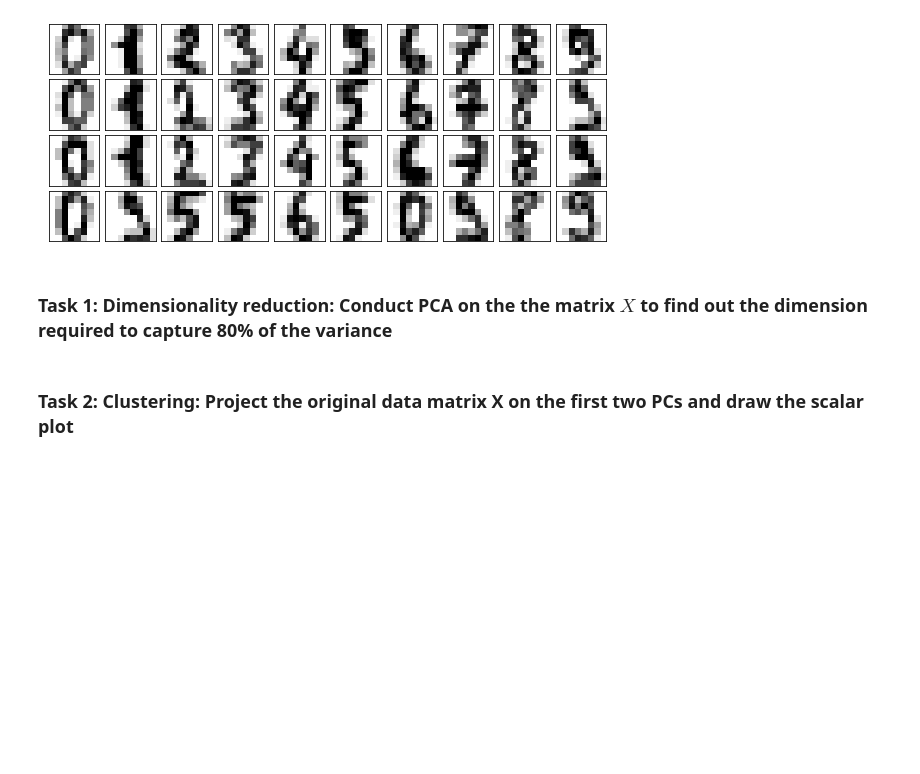
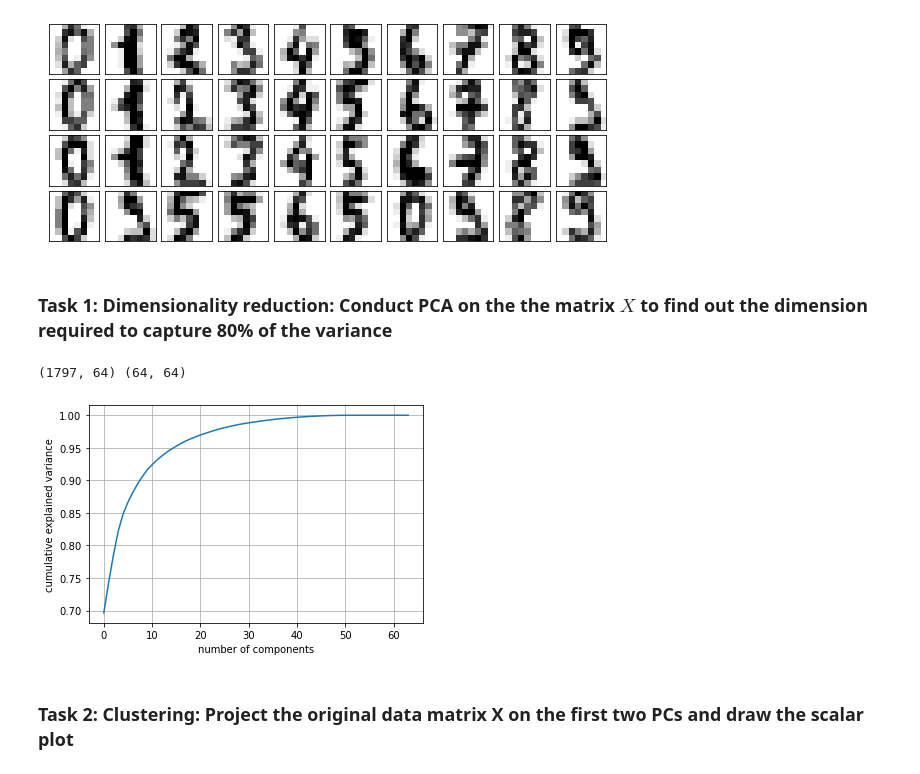
Before and after one commit to petteska/TTK4260-Imuda, a Jupyter notebook: Assignments/Multivaiat Assignment 4/PCA-Clustering-Excercise.ipynb, the cells around one changed output. Drawn from its saved outputs; the diff is of its cells as text; code cells hidden in the pictures; blank space fills up the shorter version.

```diff
--- a/Assignments/Multivaiat Assignment 4/PCA-Clustering-Excercise.ipynb
+++ b/Assignments/Multivaiat Assignment 4/PCA-Clustering-Excercise.ipynb
@@ -44,13 +44,32 @@ plot_digits(X)
 # %% [markdown]
 ### Task 1: Dimensionality reduction: Conduct PCA on the the matrix $X$ to find out the dimension required to capture 80% of the variance
 # %%
-#SS?
-explained_variance = (SS ** 2) / 4
+T, sigma, P = pca(X)
+print(T.shape,P.shape)
+def variance_keeper(T, P, sigma, variance_limit):
+    sigmas = []
+    sum_sigma = np.trace(sigma)
+    for i in range(len(np.diag(sigma))):
+        if (sum(sigmas)/sum_sigma > variance_limit):
+            break
+        else:
+            sigmas.append(sigma[i,i])
+
+
+    return(T[:,0:len(sigmas)], P[:,0:len(sigmas)], np.array(sigmas), len(sigmas))
+
+
+SS = np.diag(sigma)
+
+explained_variance = (SS ** 2)/4
 explained_variance_ratio = (explained_variance / explained_variance.sum())
 plt.plot(np.cumsum(explained_variance_ratio))
 plt.grid()
 plt.xlabel('number of components')
 plt.ylabel('cumulative explained variance');
+# %% [output]
+(1797, 64) (64, 64)
+[figure, added]
 # %% [markdown]
 ###  Task 2: Clustering: Project the original data matrix X on the first two PCs and draw the scalar plot
 # %%
```
Also changed, not shown: parts of 6 cells of this notebook.
